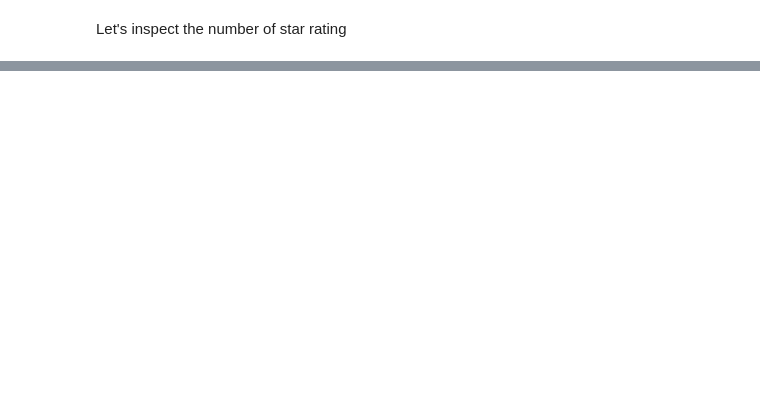
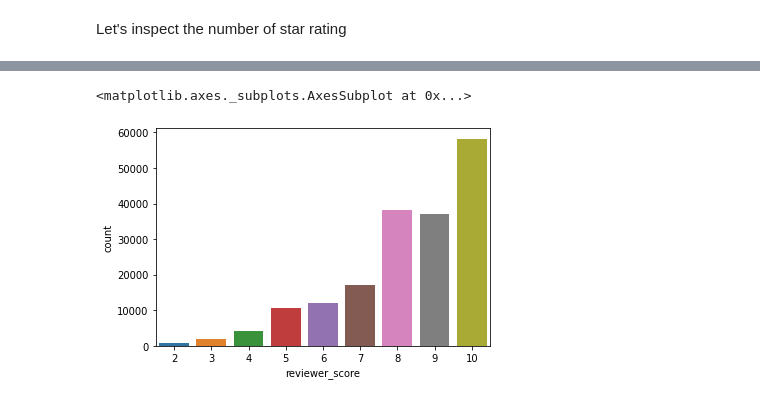
Before and after one commit to vipulswamy/Luxury-Hotel-Reviews, a Jupyter notebook: notebooks/word_cleaning_nlp.ipynb, the cells around one changed output, grey strips where cells are left out. Drawn from its saved outputs; the diff is of its cells as text; code cells hidden in the pictures; blank space fills up the shorter version.

```diff
--- a/notebooks/word_cleaning_nlp.ipynb
+++ b/notebooks/word_cleaning_nlp.ipynb
@@ -446,0 +455,16 @@ Name: star_rating, dtype: int64
+# %%
+X = reviews.drop(columns='reviewer_score')
+y = reviews['reviewer_score']
+# %%
+X_train, X_test, y_train, y_test = train_test_split(X, y, test_size=0.30, random_state=42)
+
+X_train = pd.DataFrame(X_train, columns=X.columns)
+X_test  = pd.DataFrame(X_test, columns=X.columns)
+
+y_train = pd.DataFrame(y_train, columns =['reviewer_score'])
+y_test  = pd.DataFrame(y_test, columns =['reviewer_score'])
+# %%
+sns.countplot(y_train['reviewer_score'],order = ['2','3','4','5','6','7','8','9','10'])
+# %% [output]
+<matplotlib.axes._subplots.AxesSubplot at 0x...>
+[figure, added]
```
Also changed, not shown: parts of 55 cells of this notebook.
